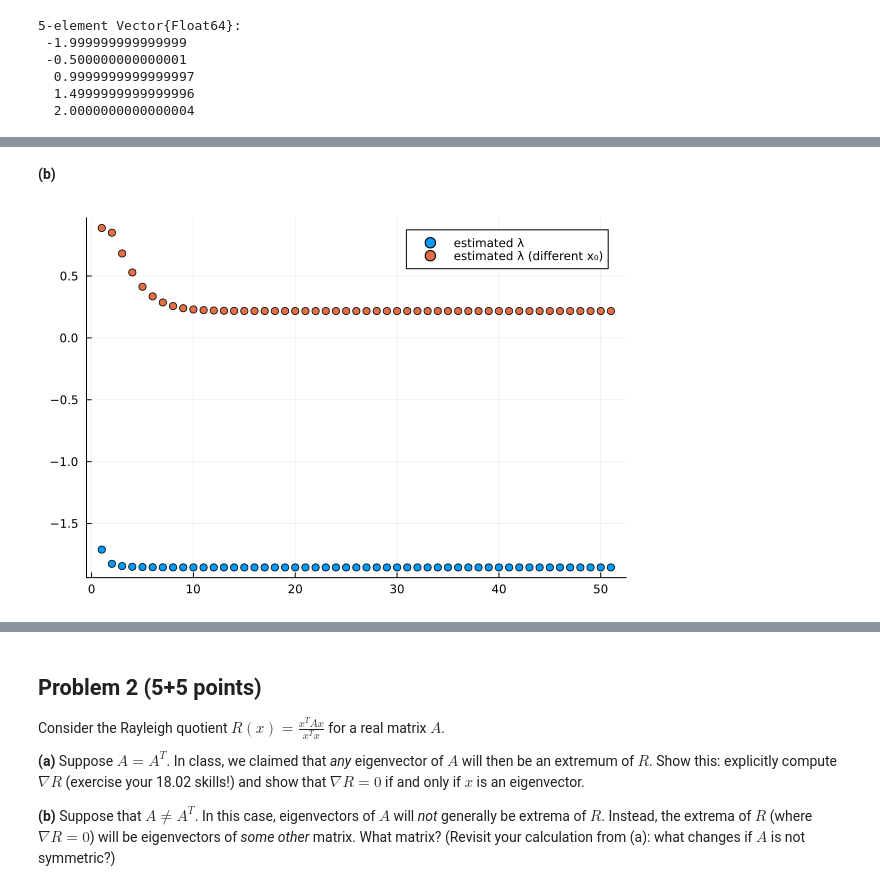
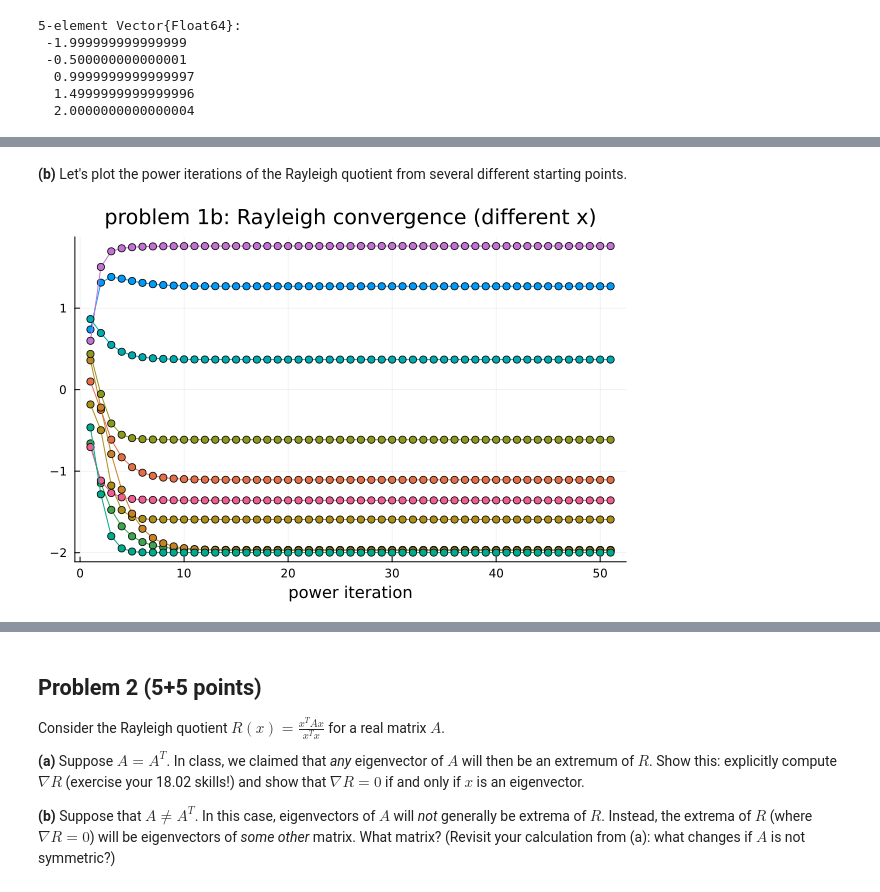
Before and after one commit to mitmath/numerical_spoke_linalg, a Jupyter notebook: psets/pset2sol.ipynb, the cells around one changed output, grey strips where cells are left out. Drawn from its saved outputs; the diff is of its cells as text; code cells hidden in the pictures.

```diff
--- a/psets/pset2sol.ipynb
+++ b/psets/pset2sol.ipynb
@@ -54,15 +62,24 @@ eigvals(A)
 # %% [markdown]
-**(b)**
+**(b)** Let's plot the power iterations of the Rayleigh quotient from several different starting points.
 # %%
-x = randn(5)
-est_λ2 = [x'*A*x / x'x]
-for k = 1:50
-    x = normalize!(A*x)
-    push!(est_λ2, x'*A*x / x'x)
+est_λs = []
+
+for i = 1:10
+    x = randn(5)
+    est_λ = [x'*A*x / x'x]
+    x1 = [x[1]]
+    for k = 1:50
+        x = normalize!(A*x)
+        push!(est_λ, x'*A*x / x'x)
+    end
+    push!(est_λs, est_λ)
 end
 
-using Plots
-scatter(est_λ, label="estimated λ")
-scatter!(est_λ2, label="estimated λ (different x₀)")
+using Plots, LaTeXStrings
+plot(est_λs[1], marker=:circle)
+for i = 2:length(est_λs)
+    plot!(est_λs[i], marker=:circle)
+end
+plot!(legend=false, title="problem 1b: Rayleigh convergence (different x)", xlabel="power iteration")
 # %% [output]
-[figure, old version]
+[figure, new version]
```
Also changed, not shown: parts of 25 cells of this notebook.
